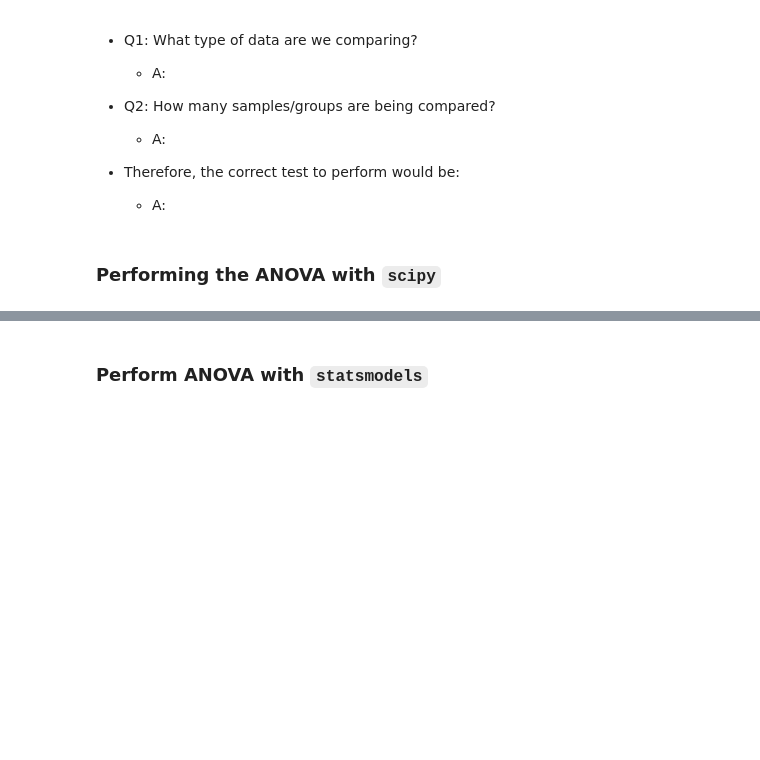
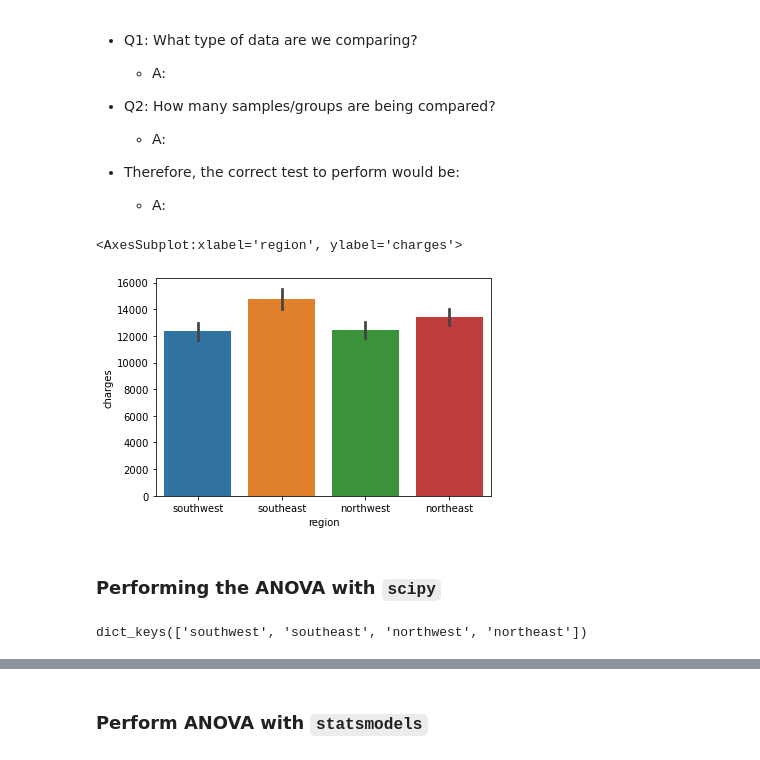
Before and after one commit to flatiron-school/ds-flex-hypothesis-testing-guided-practice, a Jupyter notebook: hypothesis-testing-guided-practice_SG.ipynb, the cells around one changed output, grey strips where cells are left out. Saved outputs shown, nothing was run; the diff lists cells and outputs as text; code cells hidden in the pictures; blank space fills up the shorter version.

```diff
--- a/hypothesis-testing-guided-practice_SG.ipynb
+++ b/hypothesis-testing-guided-practice_SG.ipynb
@@ -280,16 +364,25 @@ df.info()
     - A:
 # %%
 ## visualize the regions vs charges
+sns.barplot(data=df, x='region',y='charges',ci=68)
+# %% [output]
+<AxesSubplot:xlabel='region', ylabel='charges'>
+[figure, added]
 # %% [markdown]
 ### Performing the ANOVA with `scipy`
 # %%
 ## separate the data into groups
 groups = {}
 
+for region in df['region'].unique():
 
     ## Get series for group and rename
-
+    group = df.groupby('region').get_group(region)['charges']
+    group.name=region
     # save into the dictionary
-
+    groups[region] = group
 
 ## check what keys are in the groups dict
+groups.keys()
+# %% [output]
+dict_keys(['southwest', 'southeast', 'northwest', 'northeast'])
```
Also changed, not shown: parts of 25 cells of this notebook.
